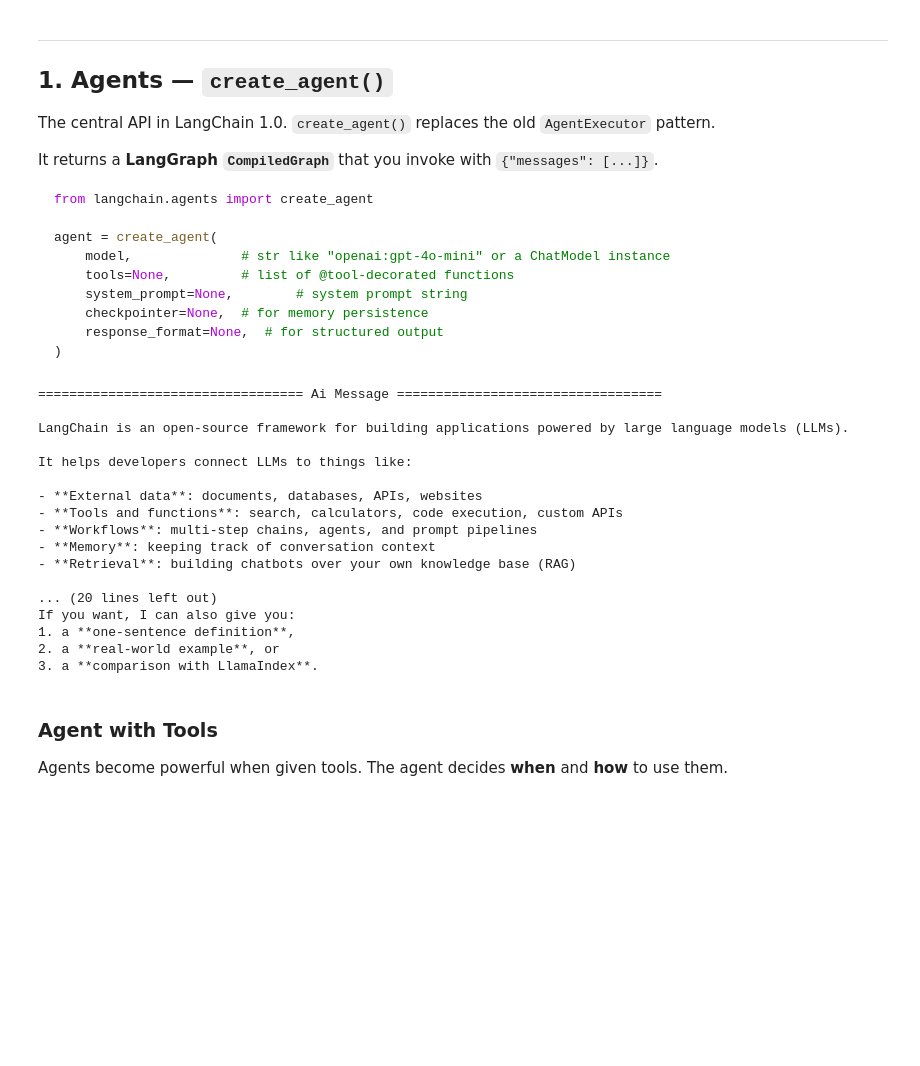
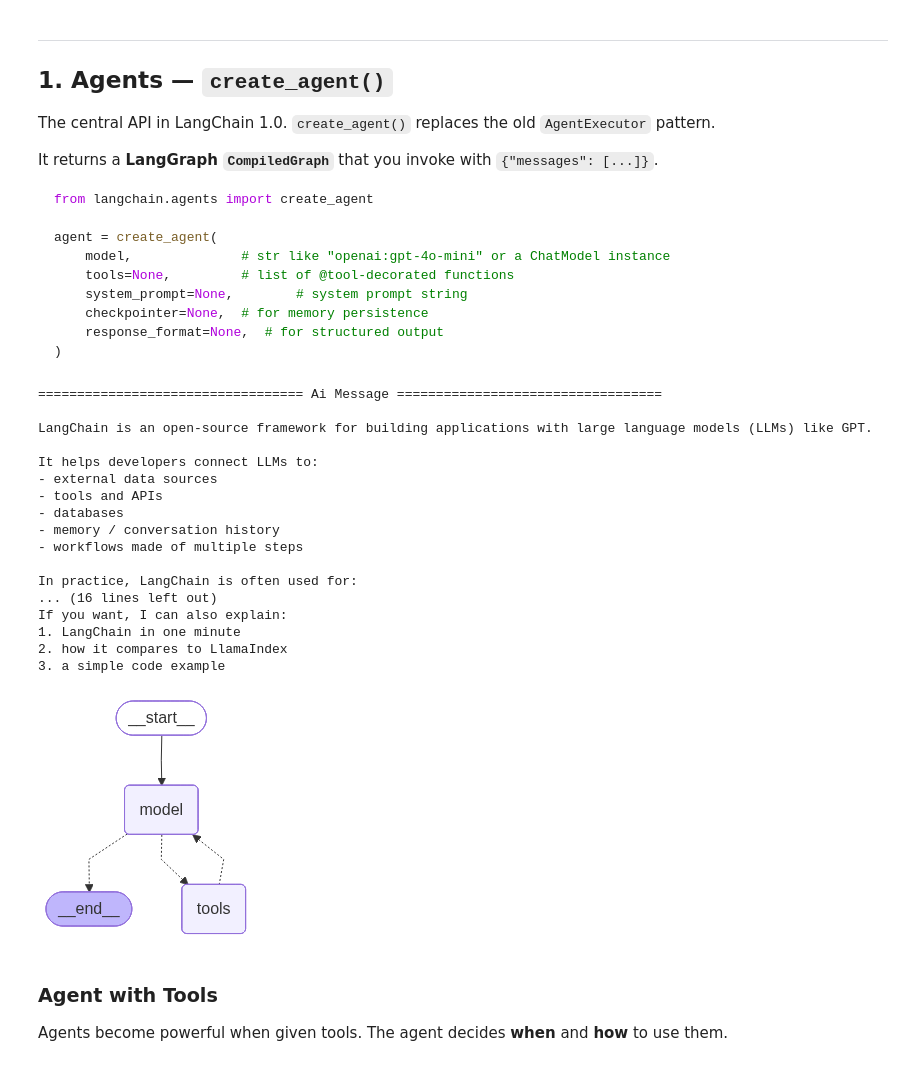
Before and after one commit to Fakhruddin90/oreilly_live_training_getting_started_with_langchain, a Jupyter notebook: notebooks/1.0-langchain-fundamentals.ipynb, the cells around one changed output. Drawn from its saved outputs; the diff is of its cells as text; code cells hidden in the pictures; blank space fills up the shorter version.

````diff
--- a/notebooks/1.0-langchain-fundamentals.ipynb
+++ b/notebooks/1.0-langchain-fundamentals.ipynb
@@ -57,29 +57,39 @@ agent = create_agent(
 ```
 # %%
 from langchain.agents import create_agent
+from langchain_tavily import TavilySearch
 
+search = TavilySearch(max_results=5)
 # Minimal agent — 3 lines
-agent = create_agent(model="openai:gpt-5.4-mini", tools=[])
+agent = create_agent(model="openai:gpt-5.4-mini", tools=[search])
 result = agent.invoke({"messages": "What is LangChain?"})
 result["messages"][-1].pretty_print()
 # %% [output]
 ================================== Ai Message ==================================
 
-LangChain is an open-source framework for building applications powered by large language models (LLMs).
+LangChain is an open-source framework for building applications with large language models (LLMs) like GPT.
 
-It helps developers connect LLMs to things like:
+It helps developers connect LLMs to:
+- external data sources
+- tools and APIs
+- databases
+- memory / conversation history
+- workflows made of multiple steps
 
-- **External data**: documents, databases, APIs, websites
-- **Tools and functions**: search, calculators, code execution, custom APIs
-- **Workflows**: multi-step chains, agents, and prompt pipelines
-- **Memory**: keeping track of conversation context
-- **Retrieval**: building chatbots over your own knowledge base (RAG)
-
-... (20 lines left out)
-If you want, I can also give you:
-1. a **one-sentence definition**,
-2. a **real-world example**, or
-3. a **comparison with LlamaIndex**.
+In practice, LangChain is often used for:
+... (16 lines left out)
+If you want, I can also explain:
+1. LangChain in one minute
+2. how it compares to LlamaIndex
+3. a simple code example
+# %%
+from IPython.display import Image, display
+
+# Generate the graph PNG and display it
+# Use xray=True to show internal node details
+display(Image(agent.get_graph(xray=True).draw_mermaid_png()))
+# %% [output]
+[figure, added]
 # %% [markdown]
 ### Agent with Tools
 
````
Also changed, not shown: parts of 13 cells of this notebook, 10 other files.
